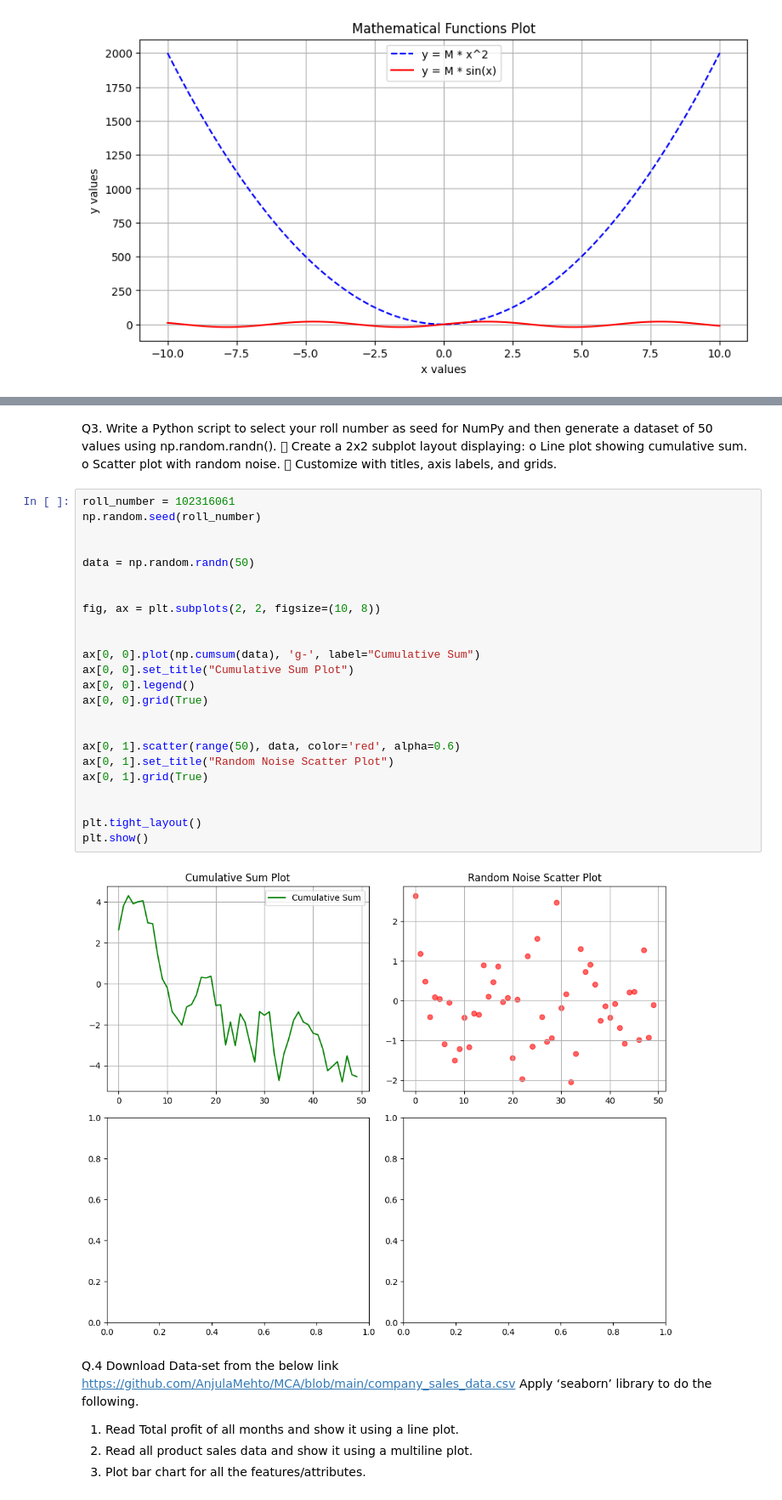
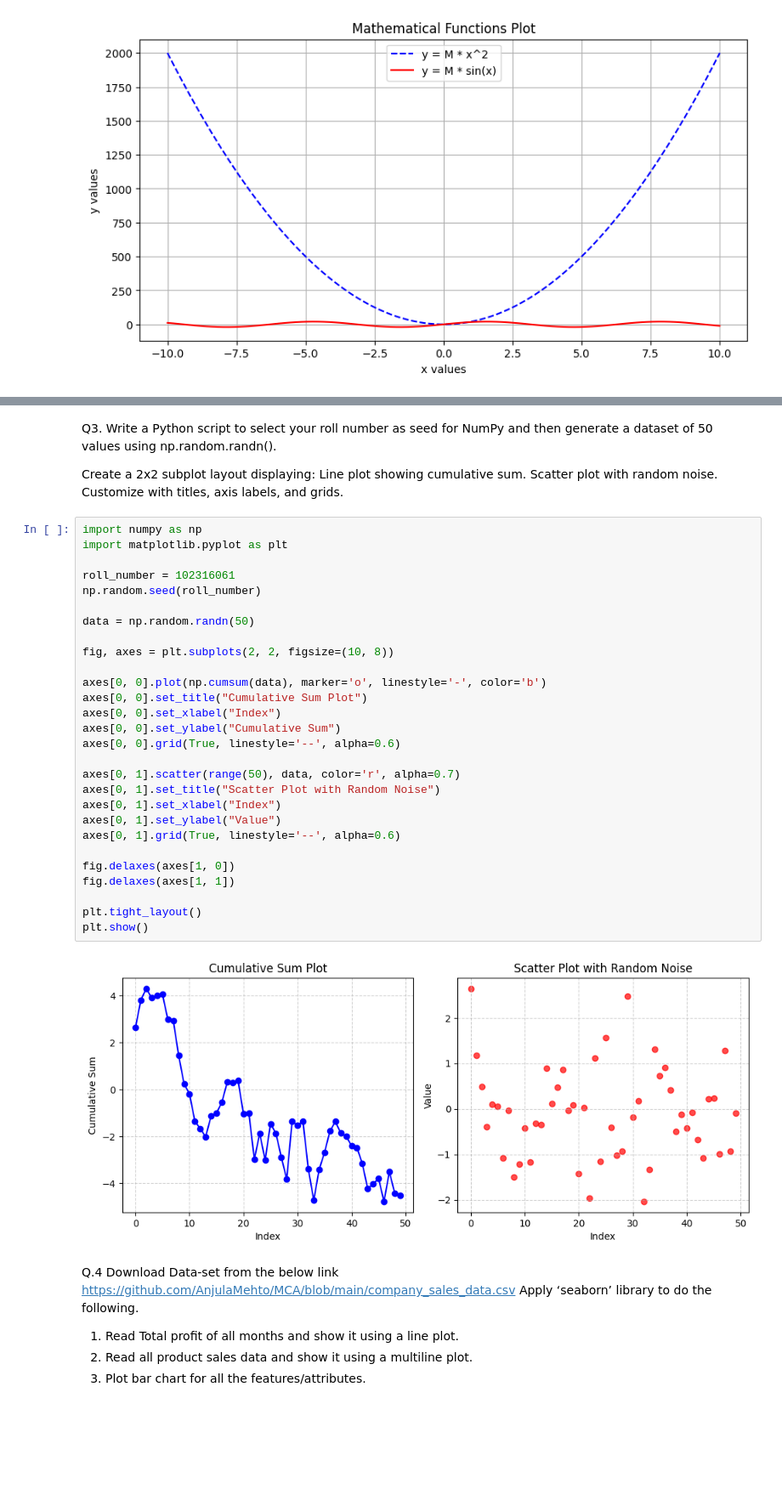
Before and after one commit to Jatinjindall/102316061_UCS420, a Jupyter notebook: JatinCC_A6(061).ipynb, the cells around one changed output, grey strips where cells are left out. Shown: that part at 85% size. Cells and saved outputs as stored; diff of their text form; blank space fills up the shorter version.

```diff
--- a/JatinCC_A6(061).ipynb
+++ b/JatinCC_A6(061).ipynb
@@ -74,36 +83,41 @@ Passing `palette` without assigning `hue` is deprecated and will be removed in v
 # %% [markdown]
 Q3. Write a Python script to select your roll number as seed for NumPy and
 then generate a dataset of 50 values using np.random.randn().
- Create a 2x2 subplot layout displaying:
-o Line plot showing cumulative sum.
-o Scatter plot with random noise.
- Customize with titles, axis labels, and grids.
+
+Create a 2x2 subplot layout displaying:
+Line plot showing cumulative sum.
+Scatter plot with random noise.
+Customize with titles, axis labels, and grids.
 # %%
+import numpy as np
+import matplotlib.pyplot as plt
+
 roll_number = 102316061
 np.random.seed(roll_number)
 
-
 data = np.random.randn(50)
 
+fig, axes = plt.subplots(2, 2, figsize=(10, 8))
 
-fig, ax = plt.subplots(2, 2, figsize=(10, 8))
+axes[0, 0].plot(np.cumsum(data), marker='o', linestyle='-', color='b')
+axes[0, 0].set_title("Cumulative Sum Plot")
+axes[0, 0].set_xlabel("Index")
+axes[0, 0].set_ylabel("Cumulative Sum")
+axes[0, 0].grid(True, linestyle='--', alpha=0.6)
 
+axes[0, 1].scatter(range(50), data, color='r', alpha=0.7)
+axes[0, 1].set_title("Scatter Plot with Random Noise")
+axes[0, 1].set_xlabel("Index")
+axes[0, 1].set_ylabel("Value")
+axes[0, 1].grid(True, linestyle='--', alpha=0.6)
 
-ax[0, 0].plot(np.cumsum(data), 'g-', label="Cumulative Sum")
-ax[0, 0].set_title("Cumulative Sum Plot")
-ax[0, 0].legend()
-ax[0, 0].grid(True)
-
-
-ax[0, 1].scatter(range(50), data, color='red', alpha=0.6)
-ax[0, 1].set_title("Random Noise Scatter Plot")
-ax[0, 1].grid(True)
-
+fig.delaxes(axes[1, 0])
+fig.delaxes(axes[1, 1])
 
 plt.tight_layout()
 plt.show()
 # %% [output]
-[figure, old version]
+[figure, new version]
 # %% [markdown]
 Q.4 Download Data-set from the below link
 https://github.com/AnjulaMehto/MCA/blob/main/company_sales_data.csv
```
Also changed, not shown: parts of 5 cells of this notebook.
